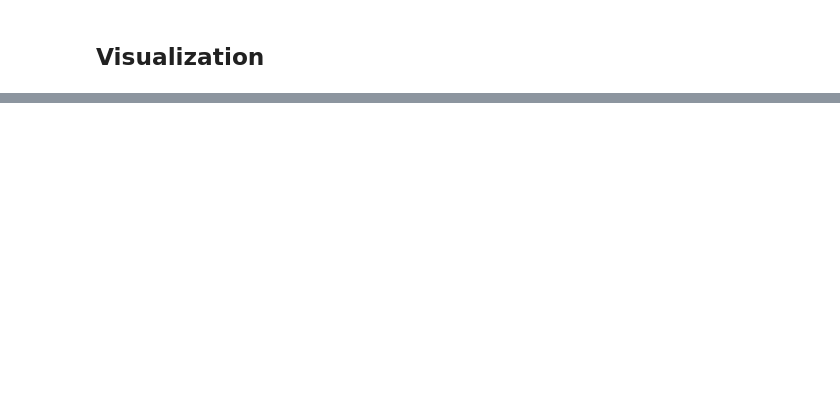
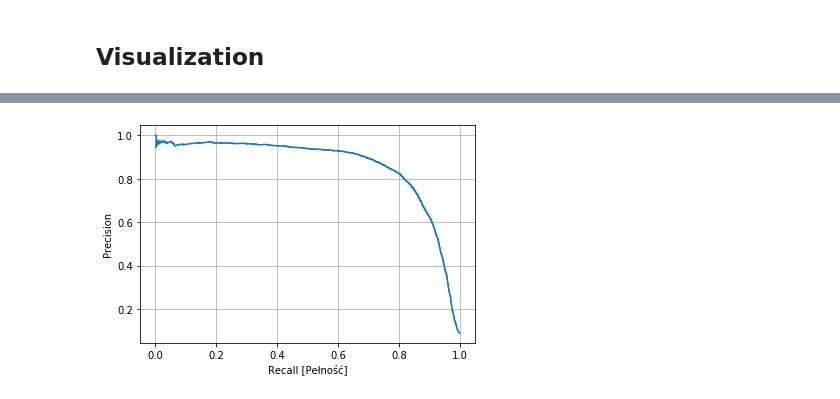
Before and after one commit to JakubTomaszewski/HandsOnML, a Jupyter notebook: MNIST/mnist_classification.ipynb, the cells around one changed output, grey strips where cells are left out. Cells and saved outputs as stored; diff of their text form; code cells hidden in the pictures; blank space fills up the shorter version.

```diff
--- a/MNIST/mnist_classification.ipynb
+++ b/MNIST/mnist_classification.ipynb
@@ -49,0 +190,7 @@ array(['9', '2', '6', '7', '9'], dtype=object)
+# %%
+plt.plot(recalls, precisions)
+plt.xlabel('Recall [Pełność]')
+plt.ylabel('Precision')
+plt.grid()
+# %% [output]
+[figure, added]
```
Also changed, not shown: parts of 60 cells of this notebook.
